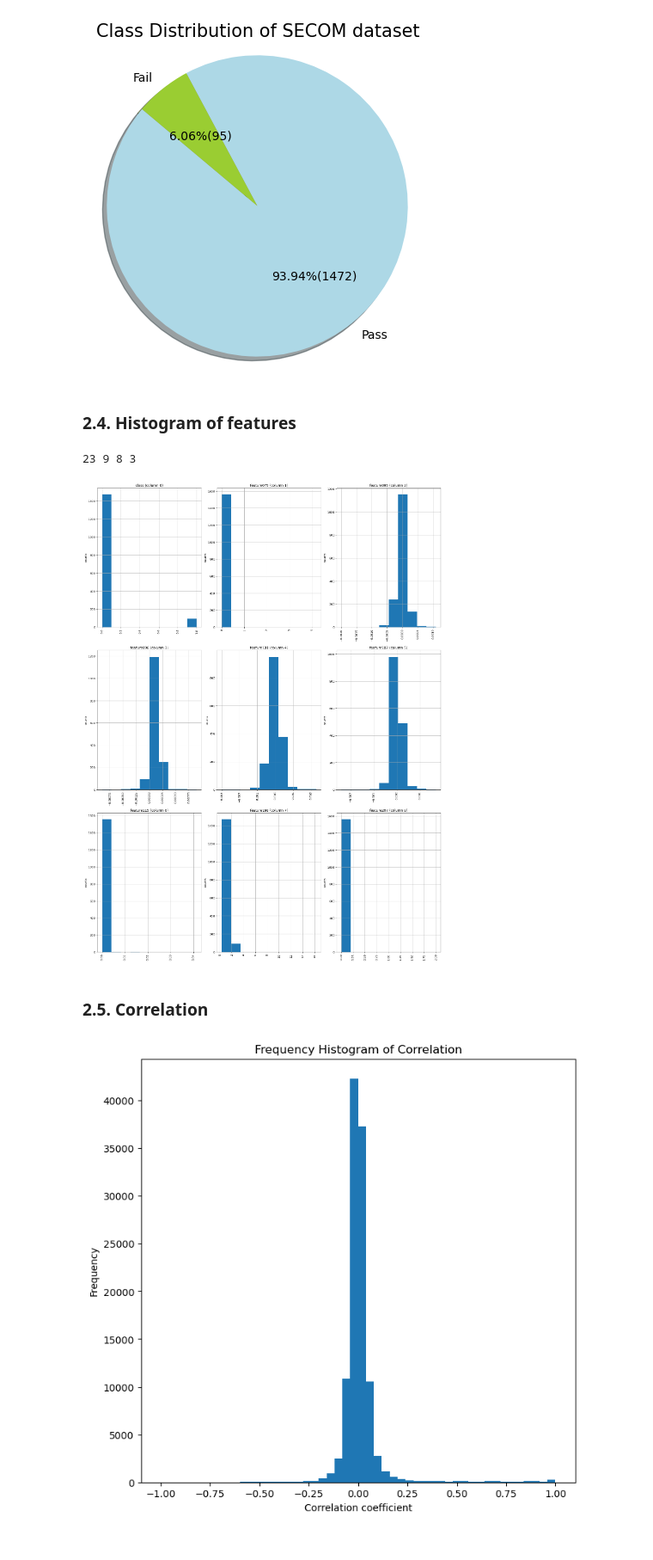
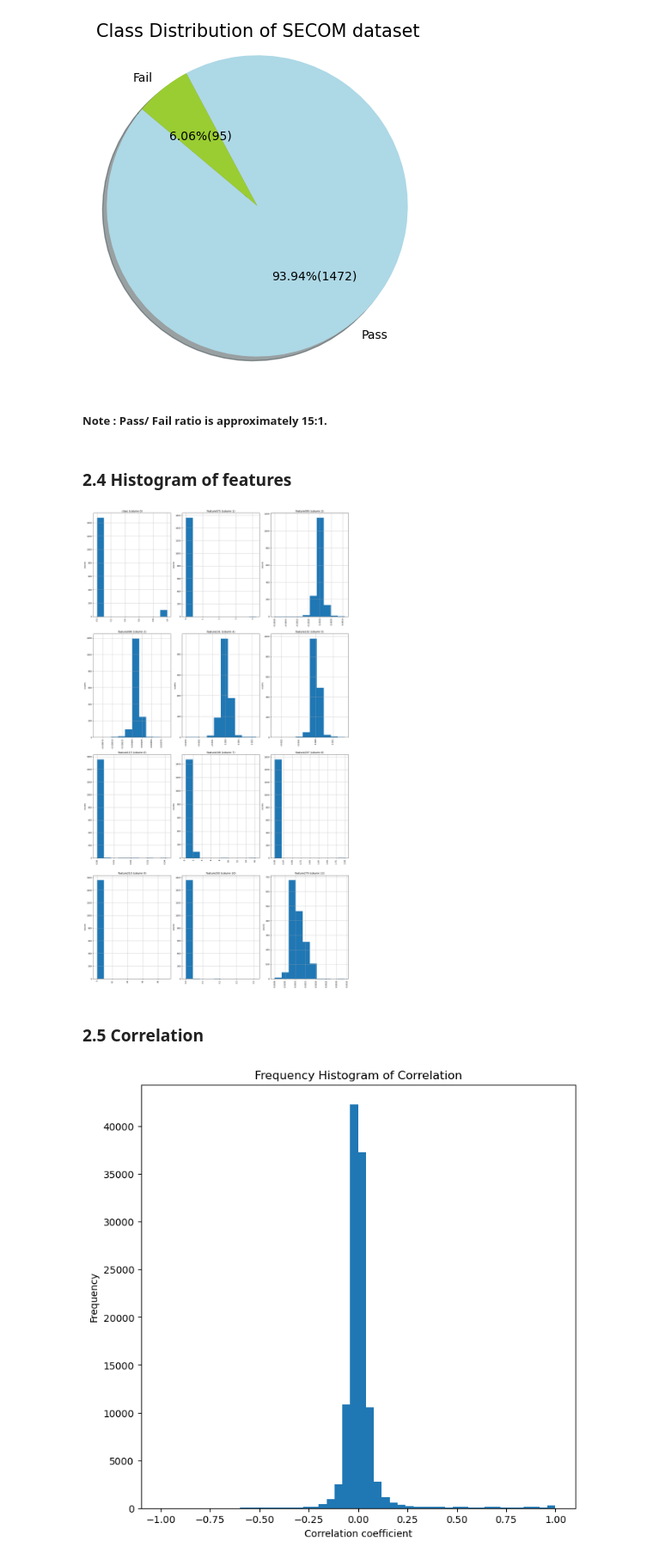
Before and after one commit to Landschy/datamining-htw, a Jupyter notebook: scripts/Behzad.ipynb, the cells around one changed output. Shown at 86% size. Cells and saved outputs as stored; diff of their text form; code cells hidden in the pictures.

```diff
--- a/scripts/Behzad.ipynb
+++ b/scripts/Behzad.ipynb
@@ -245,44 +283,45 @@ def ClassDistributionGraph(df, title):
 ClassDistributionGraph(df['class'], 'Class Distribution of SECOM dataset')
 # %% [output]
 [figure]
+# %% [markdown]
+##### Note : Pass/ Fail ratio is approximately 15:1.
 # %% [markdown]
-### 2.4. Histogram of features
+### 2.4 Histogram of features
 # %%
 # histogram of some of the features
 def plotPerColumnDistribution(df, nGraphShown, nGraphPerRow):
     %matplotlib inline
     plt.rcParams.update({'figure.figsize':(8,8), 'figure.dpi':100})
 
 
     nunique = df.nunique()
-    df = df[[col for col in df if nunique[col] > 1 and nunique[col] < 50]] # For displaying purposes, pick columns that have between 1 and 50 unique values
+    df = df[nunique[(nunique>1)&(nunique<50)].index] # For displaying purposes, pick columns that have between 1 and 50 unique values
     nRow, nCol = df.shape
     columnNames = list(df)
     nGraphRow = int((nCol + nGraphPerRow - 1) / nGraphPerRow)
     %matplotlib inline
     plt.figure(num = None, figsize = (6 * nGraphPerRow, 8 * nGraphRow), dpi = 80, facecolor = 'w', edgecolor = 'k')
 
-    print(nCol, nGraphShown, nGraphRow, nGraphPerRow)
+
     for i in range(min(nCol, nGraphShown)):
         plt.subplot(nGraphRow, nGraphPerRow, i + 1)
         columnDf = df.iloc[:, i]
         if (not np.issubdtype(type(columnDf.iloc[0]), np.number)):
             valueCounts = columnDf.value_counts()
             valueCounts.plot.bar()
         else:
             columnDf.hist()
         plt.ylabel('counts')
         plt.xticks(rotation = 90)
         plt.title(f'{columnNames[i]} (column {i})')
     plt.tight_layout(pad = 1.0, w_pad = 1.0, h_pad = 1.0)
     plt.show()
 
-plotPerColumnDistribution(df, 9, 3)
+plotPerColumnDistribution(df, 12, 3)
 # %% [output]
-23 9 8 3
-[figure, old version]
+[figure, new version]
 # %% [markdown]
-### 2.5. Correlation
+### 2.5 Correlation
 # %%
 # Correlation Histogram
 
```
Also changed, not shown: parts of 124 cells of this notebook, 7 other files.
